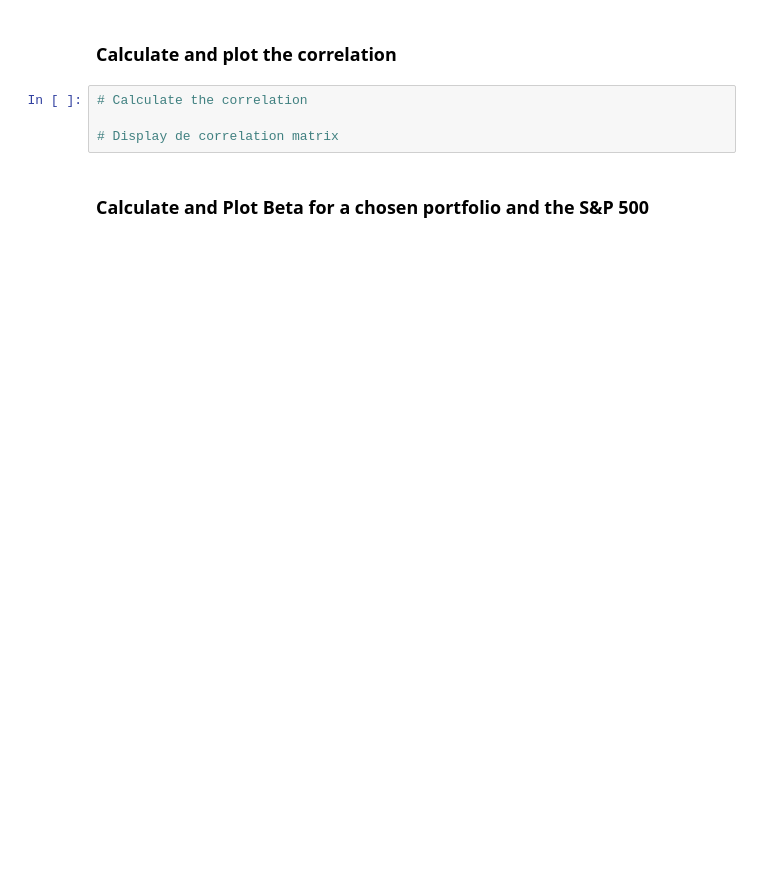
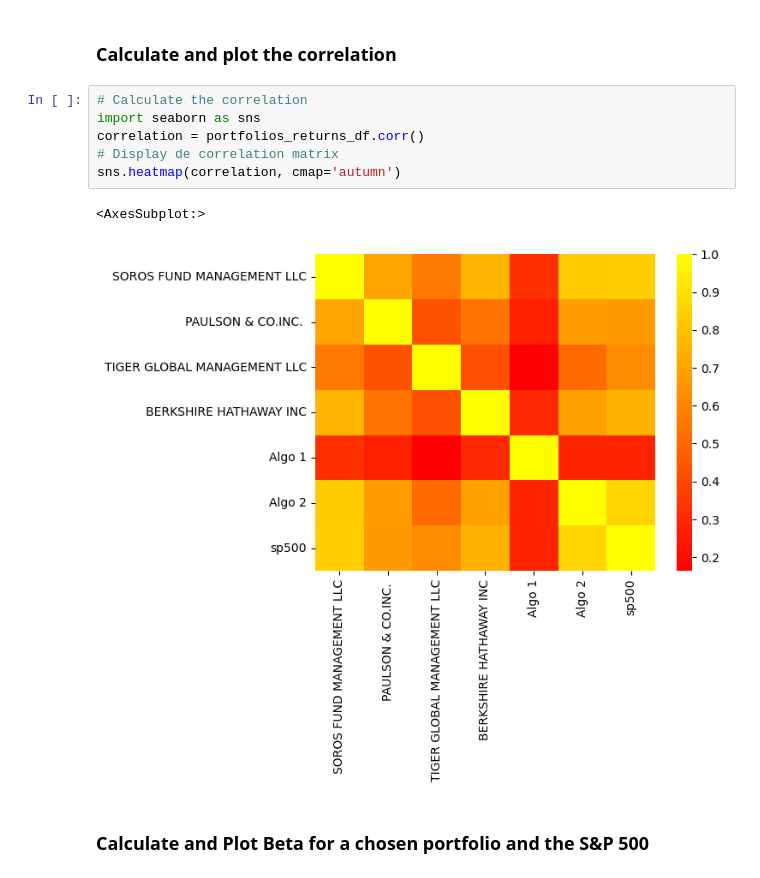
Before and after one commit to scoopcash/Module4, a Jupyter notebook: Starter_Code 2/whale_analysis.ipynb, the cells around one changed output. Cells and saved outputs as stored; diff of their text form; blank space fills up the shorter version.

```diff
--- a/Starter_Code 2/whale_analysis.ipynb
+++ b/Starter_Code 2/whale_analysis.ipynb
@@ -318,8 +341,13 @@ Risk changes over time. Analyze the rolling statistics for Risk and Beta.
 ### Calculate and plot the correlation
 # %%
 # Calculate the correlation
-
+import seaborn as sns
+correlation = portfolios_returns_df.corr()
 # Display de correlation matrix
+sns.heatmap(correlation, cmap='autumn')
+# %% [output]
+<AxesSubplot:>
+[figure, added]
 # %% [markdown]
 ### Calculate and Plot Beta for a chosen portfolio and the S&P 500
 # %%
```
Also changed, not shown: parts of 31 cells of this notebook.
